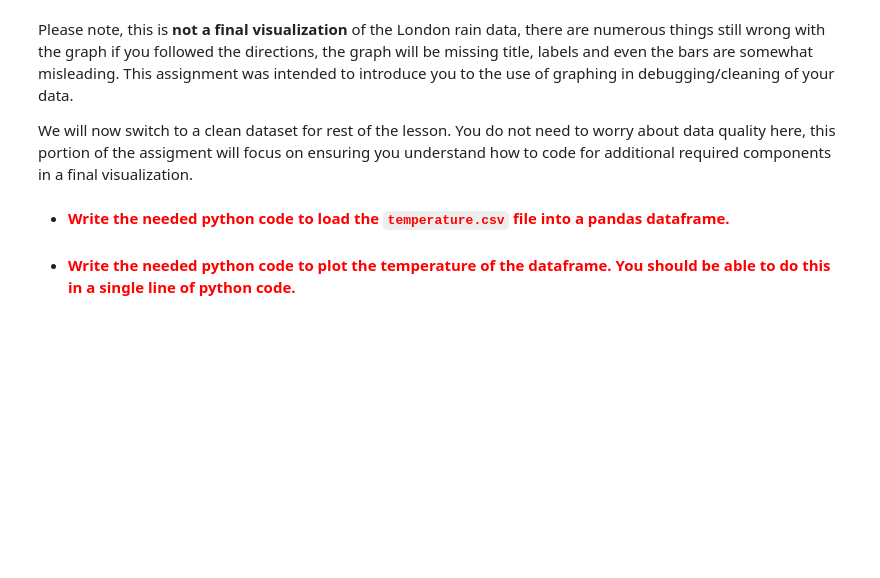
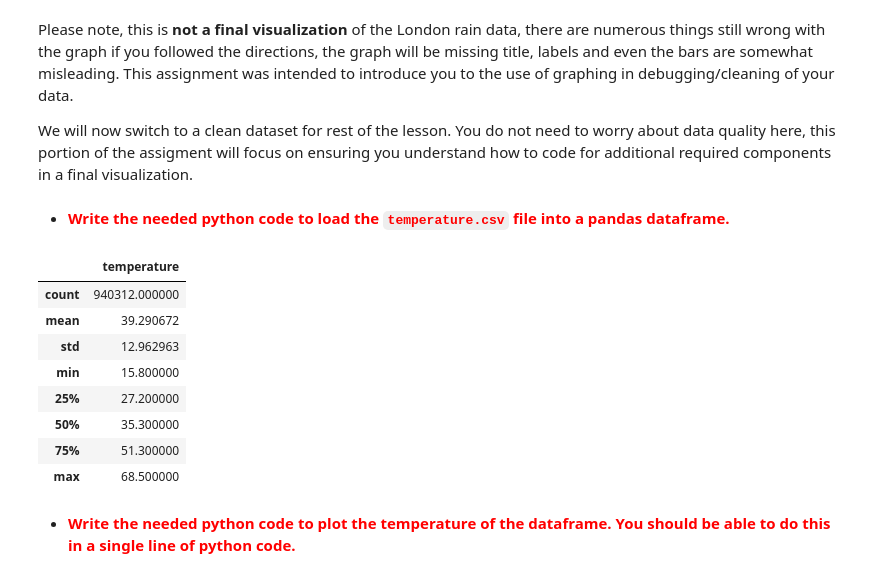
Before and after one commit to eparrish64/csci627-assignment02-eparrish64, a Jupyter notebook: CSCI627-assignment02.ipynb, the cells around one changed output. Cells and saved outputs as stored; diff of their text form; code cells hidden in the pictures; blank space fills up the shorter version.

```diff
--- a/CSCI627-assignment02.ipynb
+++ b/CSCI627-assignment02.ipynb
@@ -42,2 +92,16 @@ We will now switch to a clean dataset for rest of the lesson.  You do not need t
+# %%
+df2.describe()
+# df2.head()
+# print(df2.temperature)
+# %% [output]
+|  | temperature |
+| count | 940312.000000 |
+| mean | 39.290672 |
+| std | 12.962963 |
+| min | 15.800000 |
+| 25% | 27.200000 |
+| 50% | 35.300000 |
+| 75% | 51.300000 |
+| max | 68.500000 |
 # %% [markdown]
 - <span style="color:red">**Write the needed python code to plot the temperature of the dataframe. You should be able to do this in a single line of python code.**</span>
```
Also changed, not shown: parts of 19 cells of this notebook.
